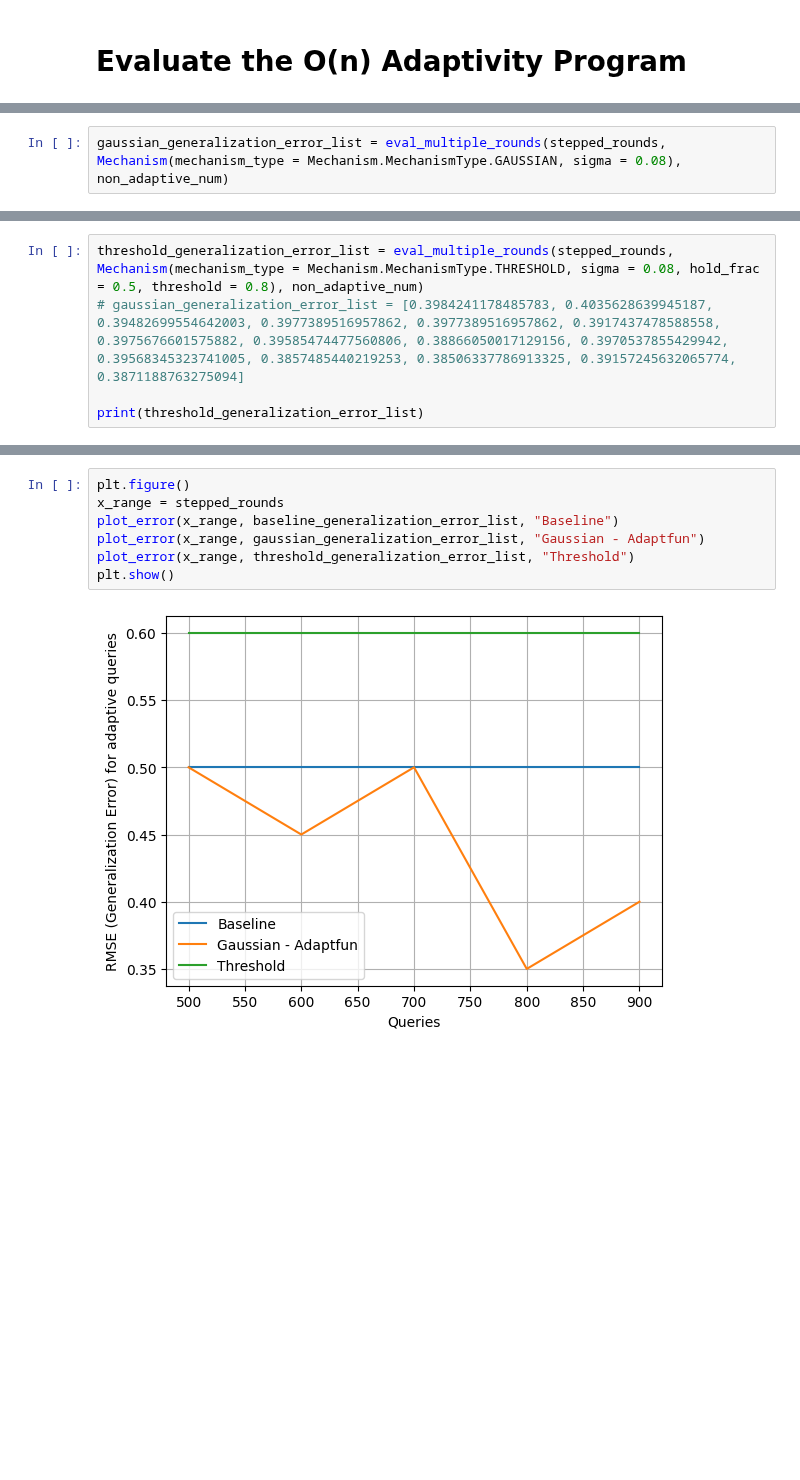
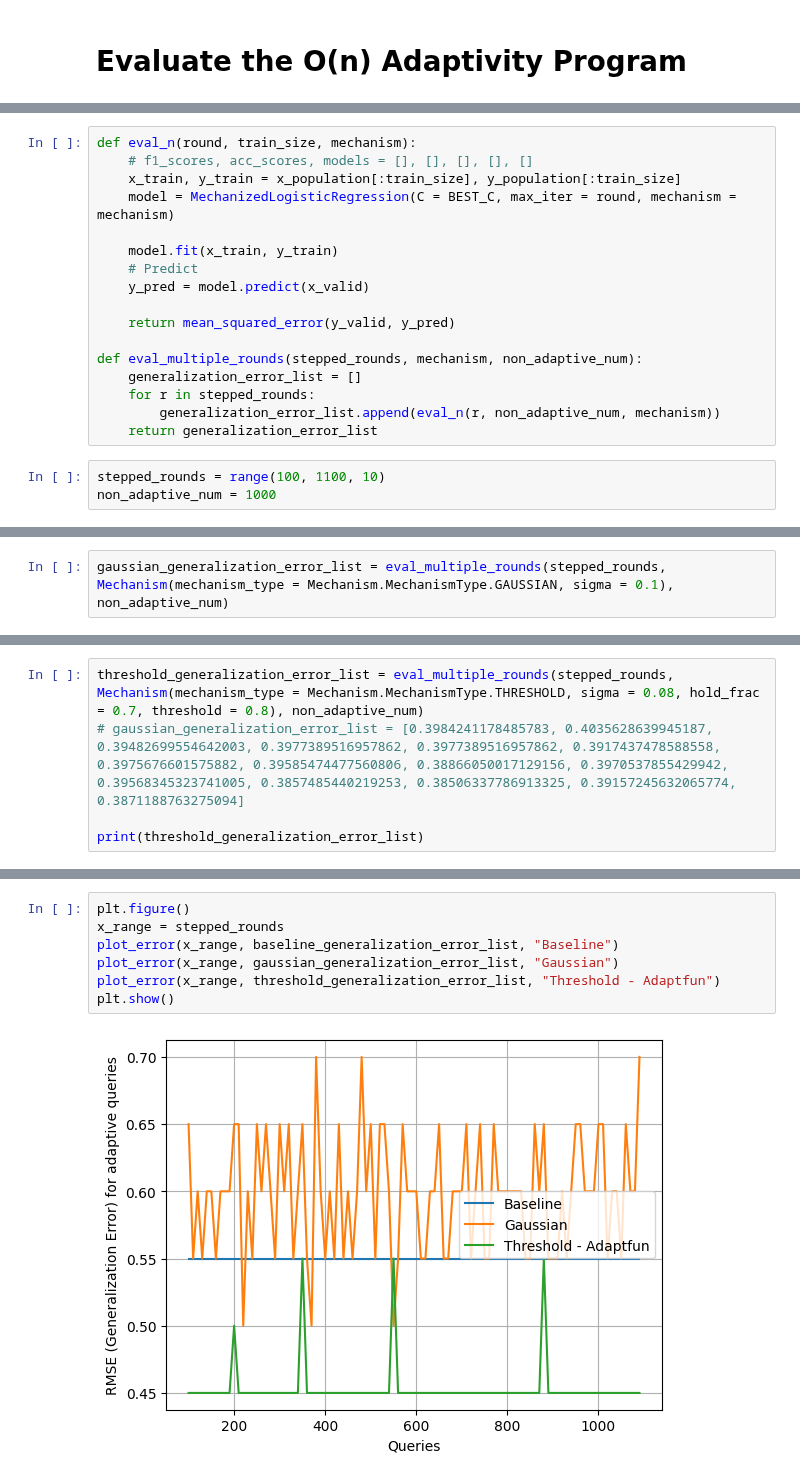
Before and after one commit to jiawenliu/AdaptivityAnalysis, a Jupyter notebook: eval/benchmark/sklearn/mechanized-model/eval_script.ipynb, the cells around one changed output, grey strips where cells are left out. Saved outputs shown, nothing was run; the diff lists cells and outputs as text; blank space fills up the shorter version.

```diff
--- a/eval/benchmark/sklearn/mechanized-model/eval_script.ipynb
+++ b/eval/benchmark/sklearn/mechanized-model/eval_script.ipynb
@@ -425,3 +512,23 @@ non_adaptive_num = 100
+# %%
+def eval_n(round, train_size, mechanism):
+    # f1_scores, acc_scores, models = [], [], [], [], []
+    x_train, y_train = x_population[:train_size], y_population[:train_size]
+    model = MechanizedLogisticRegression(C = BEST_C, max_iter = round, mechanism = mechanism)
+
+    model.fit(x_train, y_train)
+    # Predict
+    y_pred = model.predict(x_valid)
+
+    return mean_squared_error(y_valid, y_pred)
+
+def eval_multiple_rounds(stepped_rounds, mechanism, non_adaptive_num):
+    generalization_error_list = []
+    for r in stepped_rounds:
+        generalization_error_list.append(eval_n(r, non_adaptive_num, mechanism))
+    return generalization_error_list
+# %%
+stepped_rounds = range(100, 1100, 10)
+non_adaptive_num = 1000
 # %%
 
 baseline_generalization_error_list = eval_multiple_rounds(stepped_rounds, Mechanism(mechanism_type = Mechanism.MechanismType.NONE), non_adaptive_num)
@@ -439,3 +557,3 @@ in Baseline Logistic Regression
 # %%
-gaussian_generalization_error_list = eval_multiple_rounds(stepped_rounds, Mechanism(mechanism_type = Mechanism.MechanismType.GAUSSIAN, sigma = 0.08), non_adaptive_num)
+gaussian_generalization_error_list = eval_multiple_rounds(stepped_rounds, Mechanism(mechanism_type = Mechanism.MechanismType.GAUSSIAN, sigma = 0.1), non_adaptive_num)
 # %% [output]
@@ -459,5 +577,5 @@ in gaussian Mechanized Logistic Regression
 # %%
-threshold_generalization_error_list = eval_multiple_rounds(stepped_rounds, Mechanism(mechanism_type = Mechanism.MechanismType.THRESHOLD, sigma = 0.08, hold_frac = 0.5, threshold = 0.8), non_adaptive_num)
+threshold_generalization_error_list = eval_multiple_rounds(stepped_rounds, Mechanism(mechanism_type = Mechanism.MechanismType.THRESHOLD, sigma = 0.08, hold_frac = 0.7, threshold = 0.8), non_adaptive_num)
 # gaussian_generalization_error_list = [0.3984241178485783, 0.4035628639945187, 0.39482699554642003, 0.3977389516957862, 0.3977389516957862, 0.3917437478588558, 0.3975676601575882, 0.39585474477560806, 0.38866050017129156, 0.3970537855429942, 0.39568345323741005, 0.3857485440219253, 0.38506337786913325, 0.39157245632065774, 0.3871188763275094]
 
 print(threshold_generalization_error_list)
@@ -481,9 +600,9 @@ in Threshold Mechanized Logistic Regression
 # %%
 plt.figure()
 x_range = stepped_rounds
 plot_error(x_range, baseline_generalization_error_list, "Baseline")
-plot_error(x_range, gaussian_generalization_error_list, "Gaussian - Adaptfun")
-plot_error(x_range, threshold_generalization_error_list, "Threshold")
+plot_error(x_range, gaussian_generalization_error_list, "Gaussian")
+plot_error(x_range, threshold_generalization_error_list, "Threshold - Adaptfun")
 plt.show()
 # %% [output]
-[figure, old version]
+[figure, new version]
```
Also changed, not shown: parts of 31 cells of this notebook, 1 other file.
